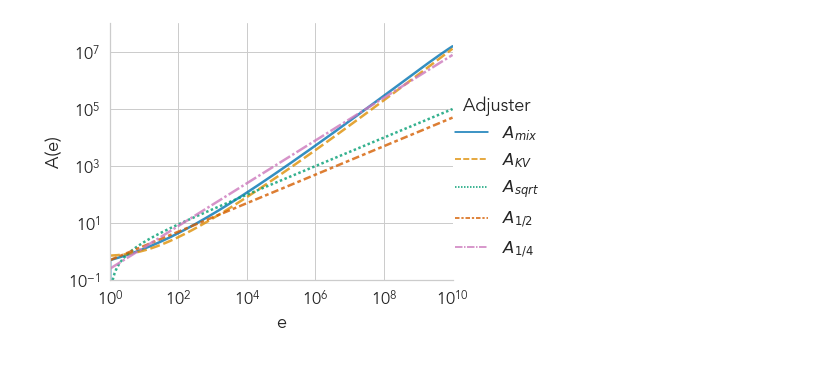
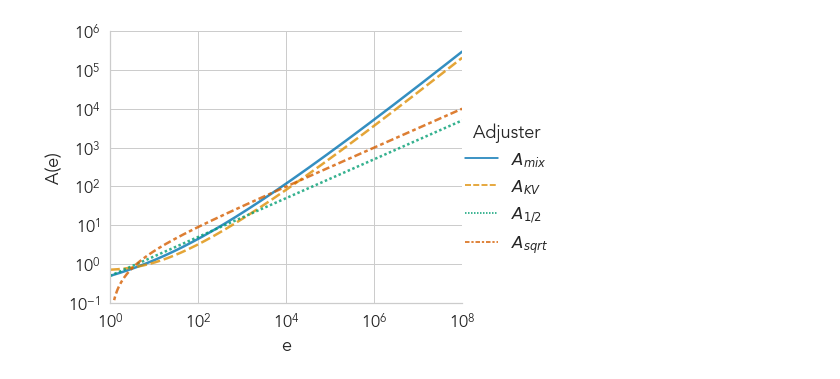
Before and after one commit to yjchoe/CombiningEvidenceAcrossFiltrations, a Jupyter notebook: nb_adjusters.ipynb, the cells around one changed output. Saved outputs shown, nothing was run; the diff lists cells and outputs as text; code cells hidden in the pictures.

Commit message:
Add updated plots for adjusters, rtl and spine adjusters

```diff
--- a/nb_adjusters.ipynb
+++ b/nb_adjusters.ipynb
@@ -11,6 +13,18 @@ import seaborn as sns
 import ecombine as ec
 # %%
 ec.set_theme()
+# %%
+adjuster_fns = {
+    r"$A_{mix}$": ec.adjuster,
+    # r"$A_{mix2}$": lambda e: (e - 1 - np.log(e + 1e-8)) / (np.log(e + 1e-8) ** 2),  # closed form
+    r"$A_{KV}$": lambda e: ec.adjuster(e, use_kv=True),
+    r"$A_{1/2}$": lambda e: ec.adjuster(e, kappa=1/2),
+    # r"$A_{1/4}$": lambda e: ec.adjuster(e, kappa=1/4),
+    r"$A_{sqrt}$": lambda e: np.sqrt(e) - 1,
+    # r"$A_{zero,1/4}$": lambda e: ec.adjuster(e, kappa=1/4, use_zero=True),
+    r"$A_{zero,1/2}$": lambda e: ec.adjuster(e, kappa=1/2, use_zero=True),
+    # r"$A_{zero,1}$": lambda e: ec.adjuster(e, kappa=1, use_zero=True),
+}
 # %%
 def plot_adjusters(adjuster_fns: dict, max_exp=6):
     """Plot different adjuster functions on log-scale axis using seaborn."""
@@ -27,9 +41,10 @@ def plot_adjusters(adjuster_fns: dict, max_exp=6):
         kind='line',
         linewidth=2.5,
         alpha=0.8,
-        aspect=1.25,
+        aspect=1.35,
         height=5,
         data=df,
+        # facet_kws={"legend_out": False},
     )
     fg.set(
         xscale='log',
@@ -38,20 +53,10 @@ def plot_adjusters(adjuster_fns: dict, max_exp=6):
         ylim=(1e-1, 10 ** (max_exp - 2)),
     )
     return fg
-# %%
-adjuster_fns = {
-    r"$A_{mix}$": ec.adjuster,
-    # r"$A_{mix2}$": lambda e: (e - 1 - np.log(e + 1e-8)) / (np.log(e + 1e-8) ** 2),  # closed form
-    r"$A_{KV}$": lambda e: ec.adjuster(e, use_kv=True),
-    r"$A_{sqrt}$": lambda e: np.sqrt(e) - 1,
-    # r"$A_{3/4}}$": lambda e: ec.adjuster(e, kappa=3/4),
-    r"$A_{1/2}$": lambda e: ec.adjuster(e, kappa=1/2),
-    r"$A_{1/4}$": lambda e: ec.adjuster(e, kappa=1/4),
-    # r"$A_{1/8}$": lambda e: ec.adjuster(e, kappa=1/8),
-}
 # %%
-fg = plot_adjusters(adjuster_fns, max_exp=10)
-fg.savefig("plots/adjusters.png", dpi=300)
-fg.savefig("plots/adjusters.pdf", dpi=300)
+fg = plot_adjusters({k: v for k, v in adjuster_fns.items()
+                     if "zero" not in k}, max_exp=8)
+fg.savefig("plots/adjusters.png", dpi=350)
+fg.savefig("plots/adjusters.pdf", dpi=350)
 # %% [output]
-[figure, old version]
+[figure, new version]
```
Also changed, not shown: parts of 4 cells of this notebook, 14 other files.
